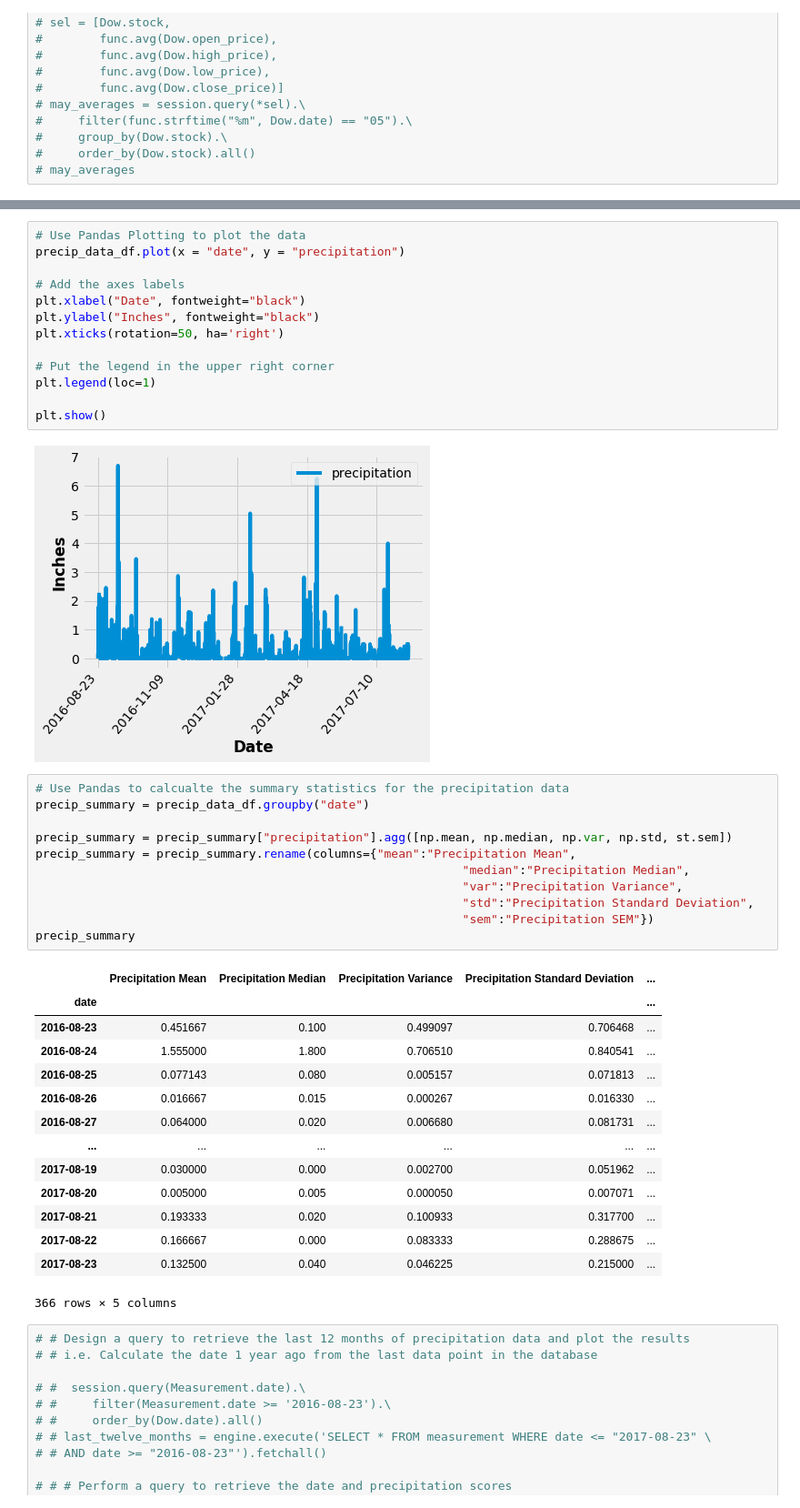
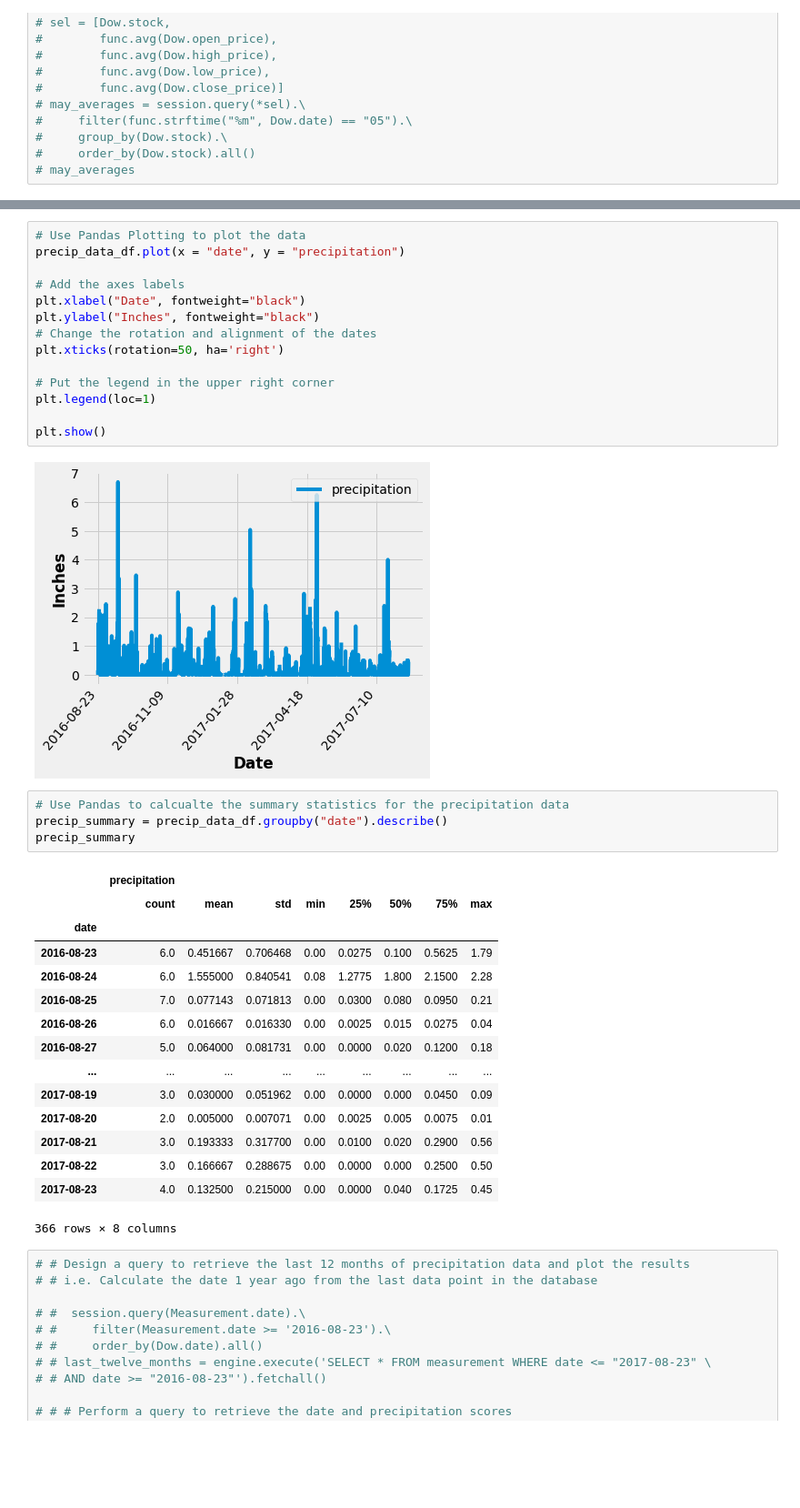
Before and after one commit to Michelin96/sqlalchemy-challenge, a Jupyter notebook: climate.ipynb, the cells around one changed output, grey strips where cells are left out. Shown: that part at 91% size. Drawn from its saved outputs; the diff is of its cells as text; blank space fills up the shorter version.

Commit message:
Measurement counts completed

```diff
--- a/climate.ipynb
+++ b/climate.ipynb
@@ -188,6 +185,7 @@ precip_data_df.plot(x = "date", y = "precipitation")
 # Add the axes labels
 plt.xlabel("Date", fontweight="black")
 plt.ylabel("Inches", fontweight="black")
+# Change the rotation and alignment of the dates
 plt.xticks(rotation=50, ha='right')
 
 # Put the legend in the upper right corner
@@ -198,30 +196,24 @@ plt.show()
 [figure]
 # %%
 # Use Pandas to calcualte the summary statistics for the precipitation data
-precip_summary = precip_data_df.groupby("date")
-
-precip_summary = precip_summary["precipitation"].agg([np.mean, np.median, np.var, np.std, st.sem])
-precip_summary = precip_summary.rename(columns={"mean":"Precipitation Mean",
-                                                            "median":"Precipitation Median",
-                                                            "var":"Precipitation Variance",
-                                                            "std":"Precipitation Standard Deviation",
-                                                            "sem":"Precipitation SEM"})
+precip_summary = precip_data_df.groupby("date").describe()
 precip_summary
 # %% [output]
-|  | Precipitation Mean | Precipitation Median | Precipitation Variance | Precipitation Standard Deviation | ... |
-| date |  |  |  |  | ... |
-| 2016-08-23 | 0.451667 | 0.100 | 0.499097 | 0.706468 | ... |
-| 2016-08-24 | 1.555000 | 1.800 | 0.706510 | 0.840541 | ... |
-| 2016-08-25 | 0.077143 | 0.080 | 0.005157 | 0.071813 | ... |
-| 2016-08-26 | 0.016667 | 0.015 | 0.000267 | 0.016330 | ... |
-| 2016-08-27 | 0.064000 | 0.020 | 0.006680 | 0.081731 | ... |
-| ... | ... | ... | ... | ... | ... |
-| 2017-08-19 | 0.030000 | 0.000 | 0.002700 | 0.051962 | ... |
-| 2017-08-20 | 0.005000 | 0.005 | 0.000050 | 0.007071 | ... |
-| 2017-08-21 | 0.193333 | 0.020 | 0.100933 | 0.317700 | ... |
-| 2017-08-22 | 0.166667 | 0.000 | 0.083333 | 0.288675 | ... |
-| 2017-08-23 | 0.132500 | 0.040 | 0.046225 | 0.215000 | ... |
+|  | precipitation |  |  |  |  |  |  |  |
+|  | count | mean | std | min | 25% | 50% | 75% | max |
+| date |  |  |  |  |  |  |  |  |
+| 2016-08-23 | 6.0 | 0.451667 | 0.706468 | 0.00 | 0.0275 | 0.100 | 0.5625 | 1.79 |
+| 2016-08-24 | 6.0 | 1.555000 | 0.840541 | 0.08 | 1.2775 | 1.800 | 2.1500 | 2.28 |
+| 2016-08-25 | 7.0 | 0.077143 | 0.071813 | 0.00 | 0.0300 | 0.080 | 0.0950 | 0.21 |
+| 2016-08-26 | 6.0 | 0.016667 | 0.016330 | 0.00 | 0.0025 | 0.015 | 0.0275 | 0.04 |
+| 2016-08-27 | 5.0 | 0.064000 | 0.081731 | 0.00 | 0.0000 | 0.020 | 0.1200 | 0.18 |
+| ... | ... | ... | ... | ... | ... | ... | ... | ... |
+| 2017-08-19 | 3.0 | 0.030000 | 0.051962 | 0.00 | 0.0000 | 0.000 | 0.0450 | 0.09 |
+| 2017-08-20 | 2.0 | 0.005000 | 0.007071 | 0.00 | 0.0025 | 0.005 | 0.0075 | 0.01 |
+| 2017-08-21 | 3.0 | 0.193333 | 0.317700 | 0.00 | 0.0100 | 0.020 | 0.2900 | 0.56 |
+| 2017-08-22 | 3.0 | 0.166667 | 0.288675 | 0.00 | 0.0000 | 0.000 | 0.2500 | 0.50 |
+| 2017-08-23 | 4.0 | 0.132500 | 0.215000 | 0.00 | 0.0000 | 0.040 | 0.1725 | 0.45 |
-366 rows × 5 columns
+366 rows × 8 columns
 # %%
 # # Design a query to retrieve the last 12 months of precipitation data and plot the results
 # # i.e. Calculate the date 1 year ago from the last data point in the database
```
Also changed, not shown: parts of 6 cells of this notebook.
